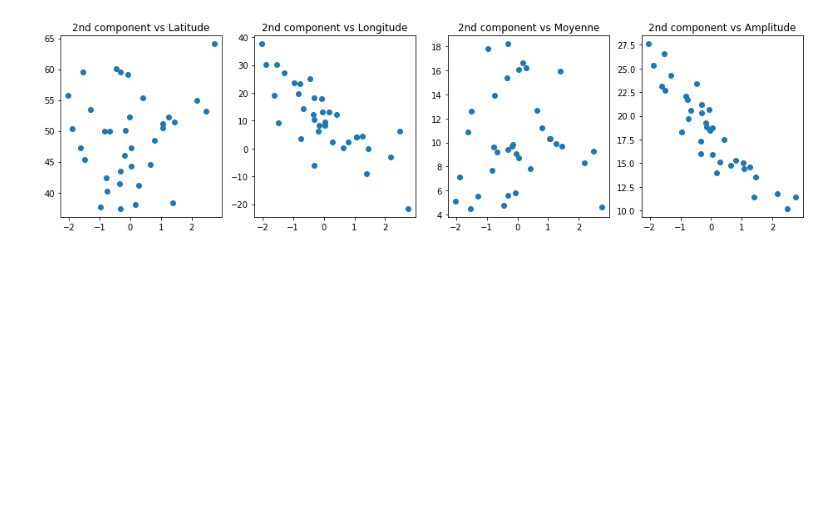
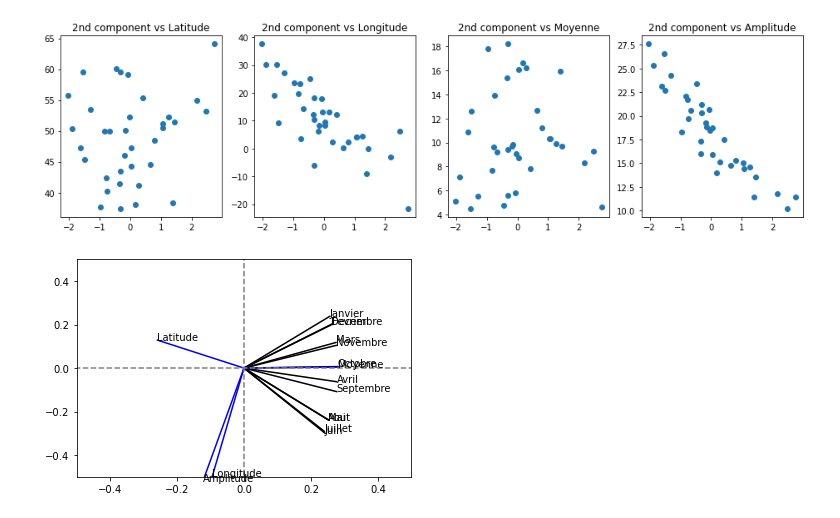
Before and after one commit to Esbrouffes/MLChall1, a Jupyter notebook: vanessa.ipynb, the cells around one changed output. Cells and saved outputs as stored; diff of their text form; code cells hidden in the pictures; blank space fills up the shorter version.

```diff
--- a/vanessa.ipynb
+++ b/vanessa.ipynb
@@ -158,3 +148,22 @@ for i, (ax, col) in enumerate(zip(axes, ['Latitude', 'Longitude', 'Moyenne', 'Am
     ax.set_title(f'2nd component vs {col}')
 # %% [output]
 [figure]
+# %%
+from sklearn.decomposition import PCA
+pca = PCA().fit(tempCPA_scaled[:,:16])
+components = pca.components_
+for i, (x, y) in enumerate(zip(components[0,:12], components[1,:12])):
+    plt.plot([0, x], [0, y], color='k')
+    plt.text(x, y, new_temperature.columns[i])
+
+for i, (x, y) in enumerate(zip(components[0,12:16], components[1,12:16])):
+    plt.plot([0, x], [0, y], color='b')
+    plt.text(x, y, new_temperature.columns[i+12])
+
+plt.plot([-0.6, 0.6], [0, 0], color='grey', ls='--')
+plt.plot([0, 0], [-0.6, 0.6], color='grey', ls='--')
+
+plt.xlim(-0.5, 0.5)
+plt.ylim(-0.5, 0.5);
+# %% [output]
+[figure, added]
```
Also changed, not shown: parts of 9 cells of this notebook.
